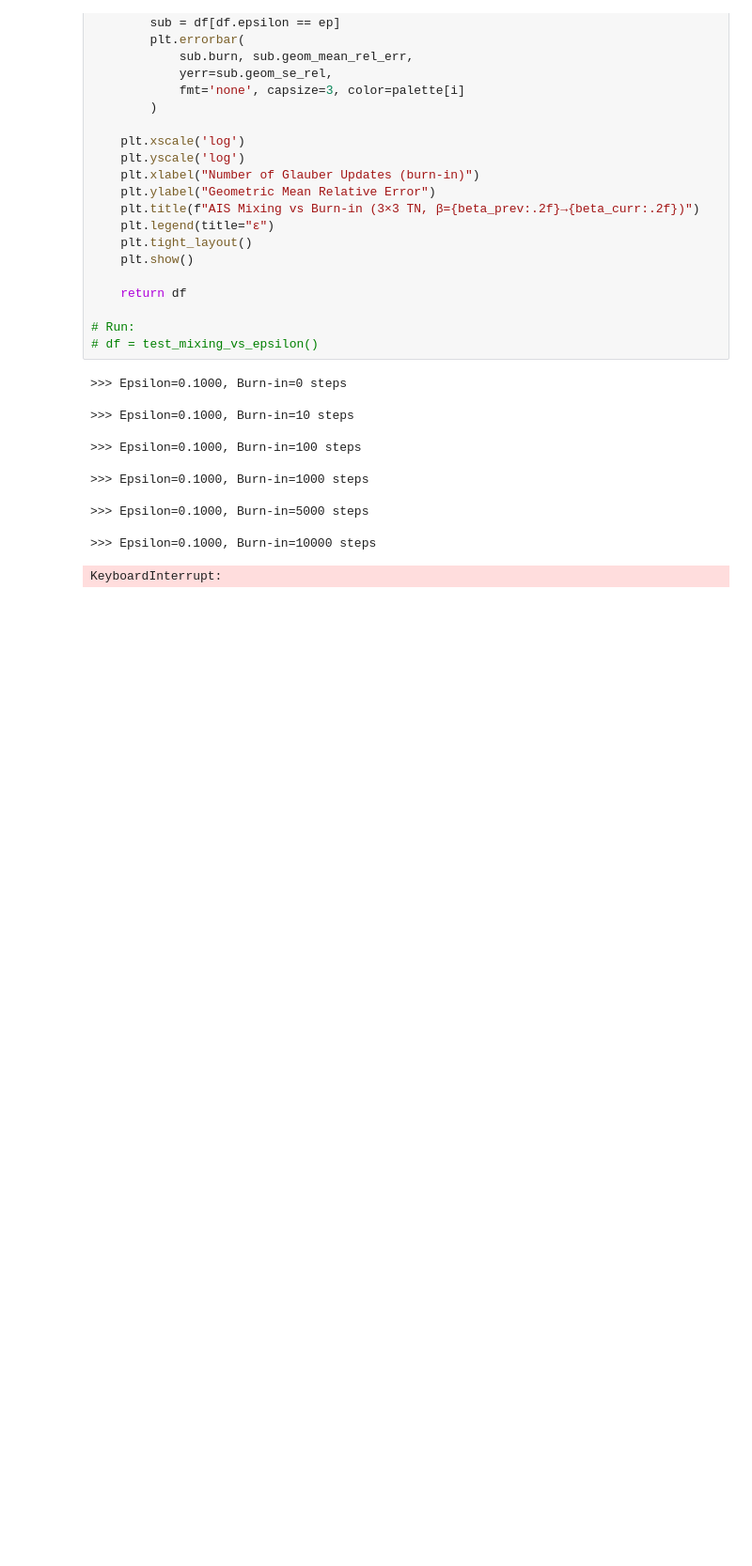
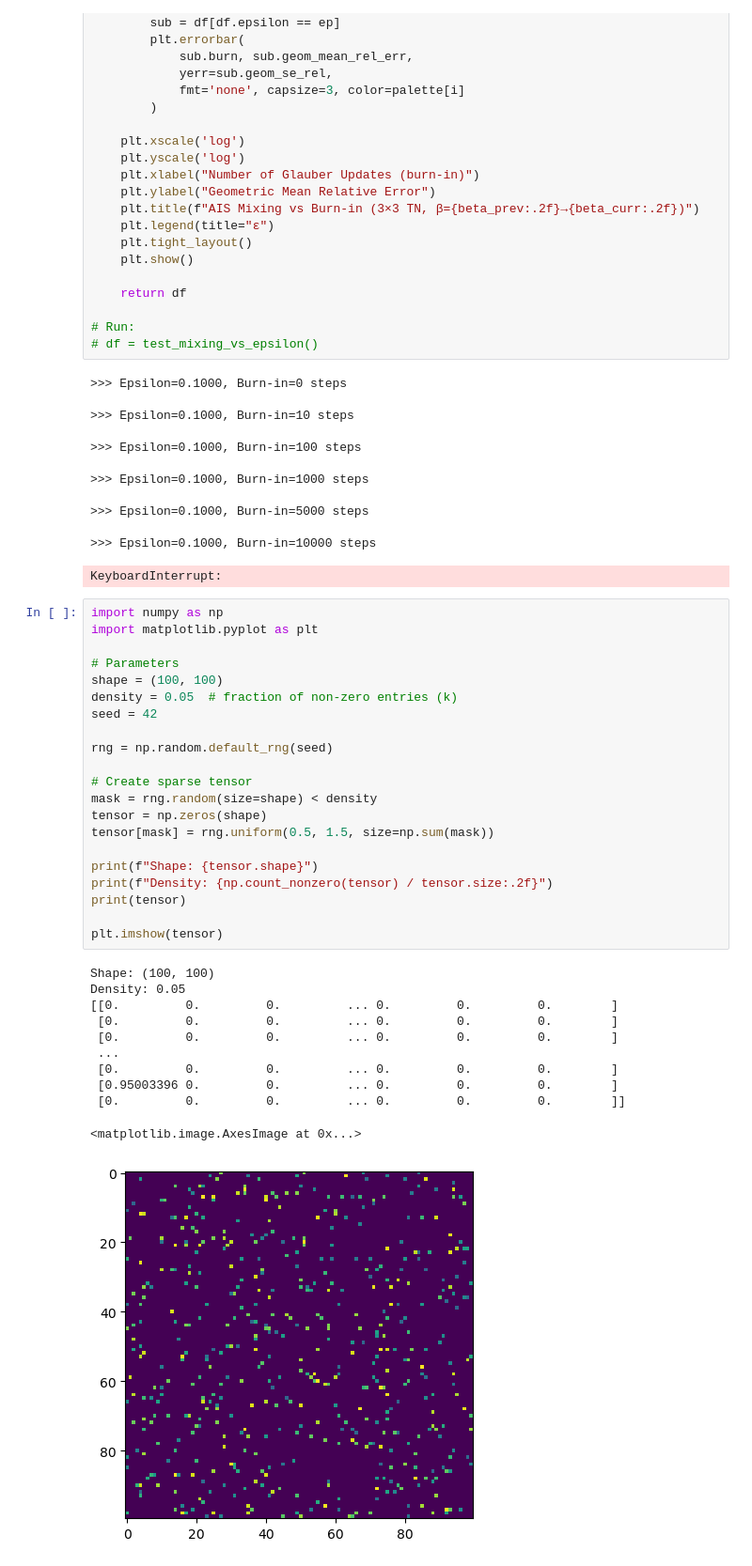
Before and after one commit to aniket-desh/mcmc-tensor-network, a Jupyter notebook: notebooks/testing.ipynb, the cells around one changed output. Shown at 94% size. Saved outputs shown, nothing was run; the diff lists cells and outputs as text; blank space fills up the shorter version.

```diff
--- a/notebooks/testing.ipynb
+++ b/notebooks/testing.ipynb
@@ -1720,3 +1720,36 @@ def test_mixing_vs_epsilon(
 
 >>> Epsilon=0.1000, Burn-in=10000 steps
 KeyboardInterrupt:
+# %%
+import numpy as np
+import matplotlib.pyplot as plt
+
+# Parameters
+shape = (100, 100)
+density = 0.05  # fraction of non-zero entries (k)
+seed = 42
+
+rng = np.random.default_rng(seed)
+
+# Create sparse tensor
+mask = rng.random(size=shape) < density
+tensor = np.zeros(shape)
+tensor[mask] = rng.uniform(0.5, 1.5, size=np.sum(mask))
+
+print(f"Shape: {tensor.shape}")
+print(f"Density: {np.count_nonzero(tensor) / tensor.size:.2f}")
+print(tensor)
+
+plt.imshow(tensor)
+# %% [output]
+Shape: (100, 100)
+Density: 0.05
+[[0.         0.         0.         ... 0.         0.         0.        ]
+ [0.         0.         0.         ... 0.         0.         0.        ]
+ [0.         0.         0.         ... 0.         0.         0.        ]
+ ...
+ [0.         0.         0.         ... 0.         0.         0.        ]
+ [0.95003396 0.         0.         ... 0.         0.         0.        ]
+ [0.         0.         0.         ... 0.         0.         0.        ]]
+<matplotlib.image.AxesImage at 0x...>
+[figure, added]
```
Also changed, not shown: 5 other files.
